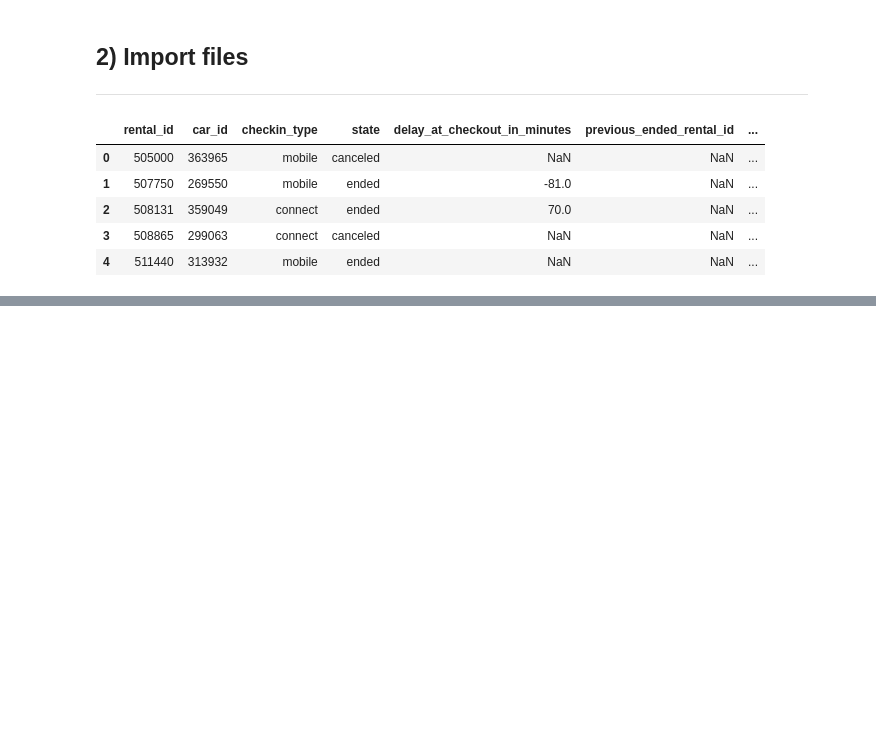
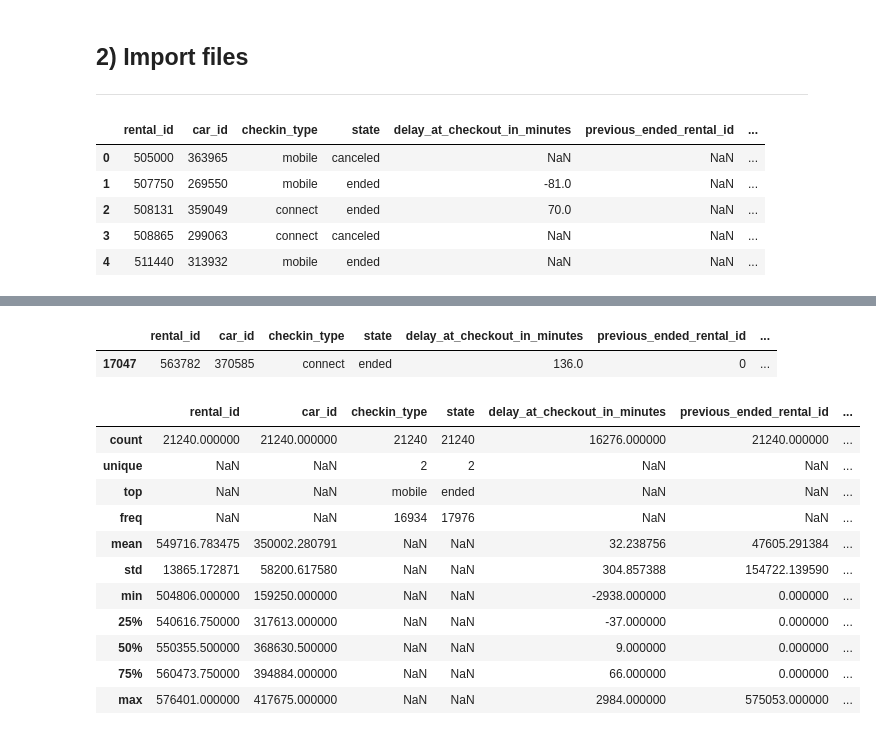
Before and after one commit to LyXoR51/my_certification_projects, a Jupyter notebook: M05-Projet-GetAround/GetAround_EDA.ipynb, the cells around one changed output, grey strips where cells are left out. Saved outputs shown, nothing was run; the diff lists cells and outputs as text; code cells hidden in the pictures; blank space fills up the shorter version.

```diff
--- a/M05-Projet-GetAround/GetAround_EDA.ipynb
+++ b/M05-Projet-GetAround/GetAround_EDA.ipynb
@@ -93,0 +291,3 @@ Name: count, dtype: int64
+# %%
+df_cancelled = df[df['state']=='canceled']
+df_ended = df[df['state'] !='canceled']
@@ -93,0 +299,14 @@ Name: count, dtype: int64
+# %%
+### NE PAS FAIRE !!
+list_df = [('cancelled', df_cancelled), ('ended', df_ended)]
+
+for name, df in list_df:
+    print(f'MAX {name} by a car')
+    print(df['car_id'].value_counts().max())
+
+    print(f'MIN {name} by a car')
+    print(df['car_id'].value_counts().min())
+
+    print(f'MEAN {name} by a car')
+    print(df['car_id'].value_counts().mean())
+    print('')
@@ -93,0 +339,4 @@ Name: count, dtype: int64
+# %%
+#generate list id
+df['previous_ended_rental_id'] = df['previous_ended_rental_id'].fillna(0).astype('int64')
+list_previous_ended_rental_id = df['previous_ended_rental_id'].dropna()[df['previous_ended_rental_id'] != 0].tolist()
@@ -93,0 +349,19 @@ Name: count, dtype: int64
+# %%
+# Initialize the new column 'test3' with zeros or any default value
+df['real_delta_with_next_rental'] = 0
+
+# Iterate over each id in the list
+for id in list_previous_ended_rental_id:
+    # Use .loc to find the index where 'previous_ended_rental_id' matches the current id
+    matching_indices = df[df['previous_ended_rental_id'] == id].index
+
+    # Check if there are any matching indices
+    if not matching_indices.empty:
+        # Get the corresponding 'time_delta_with_previous_rental_in_minutes' value for the first matching index
+        time_delta = df.loc[matching_indices[0], 'time_delta_with_previous_rental_in_minutes']
+
+        # Update 'test3' where 'rental_id' matches the current id
+        df.loc[data['rental_id'] == id, 'real_delta_with_next_rental'] = time_delta - df.loc[df['rental_id'] == id, 'delay_at_checkout_in_minutes']
+
+# Display the first few rows of the DataFrame
+df.head()
@@ -93,0 +380,20 @@ Name: count, dtype: int64
+# %%
+df.loc[df['rental_id'] == 563782.0].head()
+# %% [output]
+|  | rental_id | car_id | checkin_type | state | delay_at_checkout_in_minutes | previous_ended_rental_id | ... |
+| 17047 | 563782 | 370585 | connect | ended | 136.0 | 0 | ... |
+# %%
+df.describe(include='all')
+# %% [output]
+|  | rental_id | car_id | checkin_type | state | delay_at_checkout_in_minutes | previous_ended_rental_id | ... |
+| count | 21240.000000 | 21240.000000 | 21240 | 21240 | 16276.000000 | 21240.000000 | ... |
+| unique | NaN | NaN | 2 | 2 | NaN | NaN | ... |
+| top | NaN | NaN | mobile | ended | NaN | NaN | ... |
+| freq | NaN | NaN | 16934 | 17976 | NaN | NaN | ... |
+| mean | 549716.783475 | 350002.280791 | NaN | NaN | 32.238756 | 47605.291384 | ... |
+| std | 13865.172871 | 58200.617580 | NaN | NaN | 304.857388 | 154722.139590 | ... |
+| min | 504806.000000 | 159250.000000 | NaN | NaN | -2938.000000 | 0.000000 | ... |
+| 25% | 540616.750000 | 317613.000000 | NaN | NaN | -37.000000 | 0.000000 | ... |
+| 50% | 550355.500000 | 368630.500000 | NaN | NaN | 9.000000 | 0.000000 | ... |
+| 75% | 560473.750000 | 394884.000000 | NaN | NaN | 66.000000 | 0.000000 | ... |
+| max | 576401.000000 | 417675.000000 | NaN | NaN | 2984.000000 | 575053.000000 | ... |
```
Also changed, not shown: parts of 44 cells of this notebook, 3 other files.
